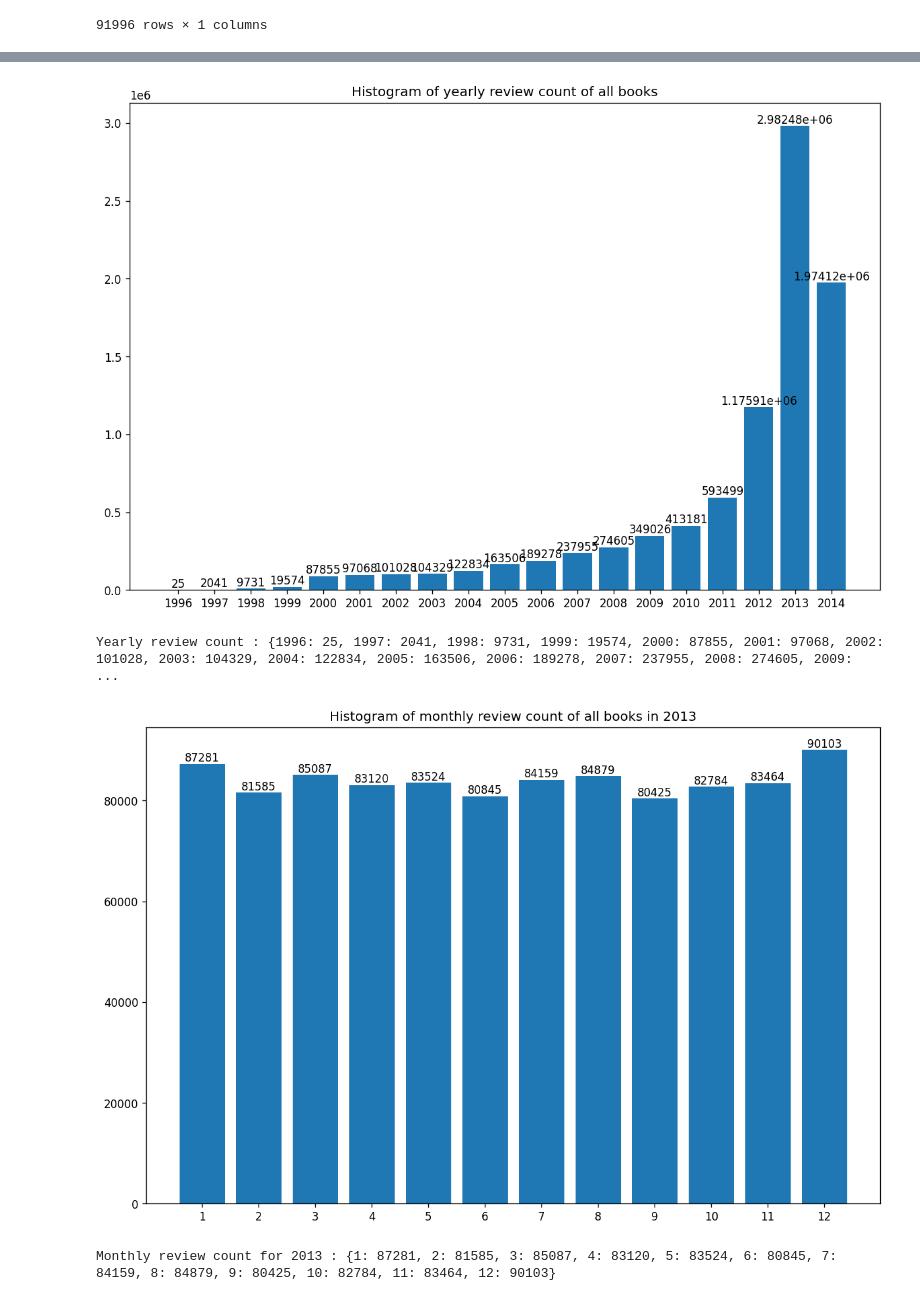
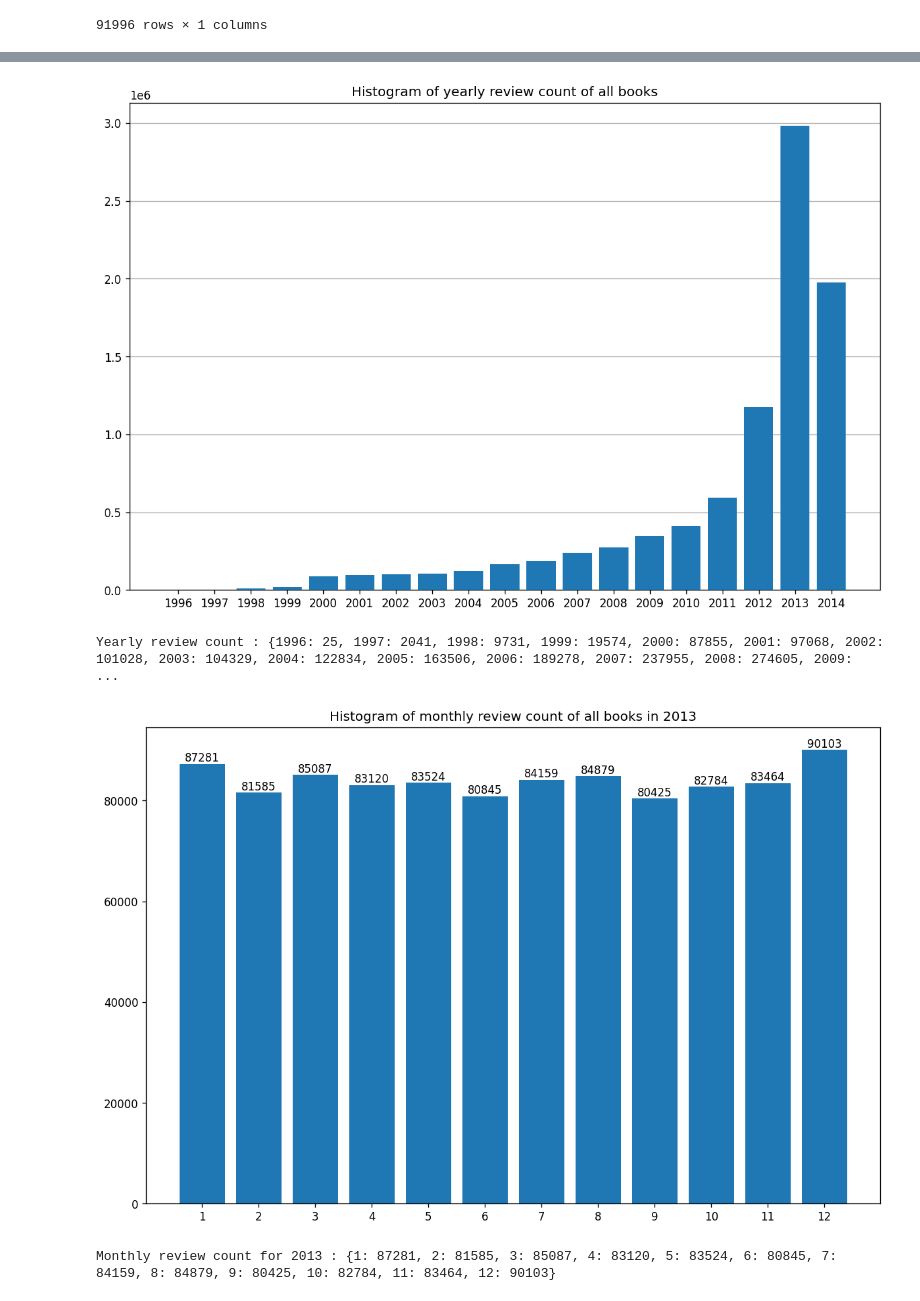
Before and after one commit to darhal/IFT799-DataScience, a Jupyter notebook: Lab1/tp1.ipynb, the cells around one changed output, grey strips where cells are left out. Drawn from its saved outputs; the diff is of its cells as text; code cells hidden in the pictures.

```diff
--- a/Lab1/tp1.ipynb
+++ b/Lab1/tp1.ipynb
@@ -371,36 +372,36 @@ def getYearWithMostReviews(yearlyReviewCount, minYear, maxYear):
     resYear = minYear
     for y in range(minYear, maxYear+1):
         if (yearlyReviewCount[y] > maxReviews):
             maxReviews = yearlyReviewCount[y]
             resYear = y
     return resYear
 
 yearToStudy = getYearWithMostReviews(yearlyReviewCount, minYear, maxYear)
 yearToStudyMonthlyReviewCount = [ len(bookReviewYearly[yearToStudy][m].values()) for m in range(1,13) ]
 
 plt.figure(figsize=(12, 8), dpi=120)
 yearsSorted = sorted(list(yearlyReviewCount.keys()))
 yearXAxis = np.arange(len(yearsSorted))
-bars = plt.bar(yearXAxis, [yearlyReviewCount[k] for k in yearsSorted])
-plt.bar_label(bars)
+plt.grid(which='major', axis='y', zorder=0)
+bars = plt.bar(yearXAxis, [yearlyReviewCount[k] for k in yearsSorted], zorder=5)
 plt.xticks(yearXAxis, yearsSorted)
 plt.title("Histogram of yearly review count of all books")
 plt.show()
 yearReviewCountDict = {k: yearlyReviewCount[k] for k in yearsSorted}
 print(f"Yearly review count : {yearReviewCountDict}")
 
 plt.figure(figsize=(12, 8), dpi=120)
 monthsSorted = np.arange(1, 13)
 bars = plt.bar(monthsSorted, [yearToStudyMonthlyReviewCount[k-1] for k in monthsSorted])
 plt.bar_label(bars)
 plt.xticks(monthsSorted, monthsSorted)
 plt.title(f"Histogram of monthly review count of all books in {yearToStudy}")
 plt.show()
 
 monthlyReviewCountDict = {m: yearToStudyMonthlyReviewCount[m-1] for m in range(1,13)}
 print(f"Monthly review count for {yearToStudy} : {monthlyReviewCountDict}")
 # %% [output]
-[figure, old version]
+[figure, new version]
 Yearly review count : {1996: 25, 1997: 2041, 1998: 9731, 1999: 19574, 2000: 87855, 2001: 97068, 2002: 101028, 2003: 104329, 2004: 122834, 2005: 163506, 2006: 189278, 2007: 237955, 2008: 274605, 2009:  ...
 [figure]
 Monthly review count for 2013 : {1: 87281, 2: 81585, 3: 85087, 4: 83120, 5: 83524, 6: 80845, 7: 84159, 8: 84879, 9: 80425, 10: 82784, 11: 83464, 12: 90103}
```
Also changed, not shown: parts of 2 cells of this notebook, 1 other file.
